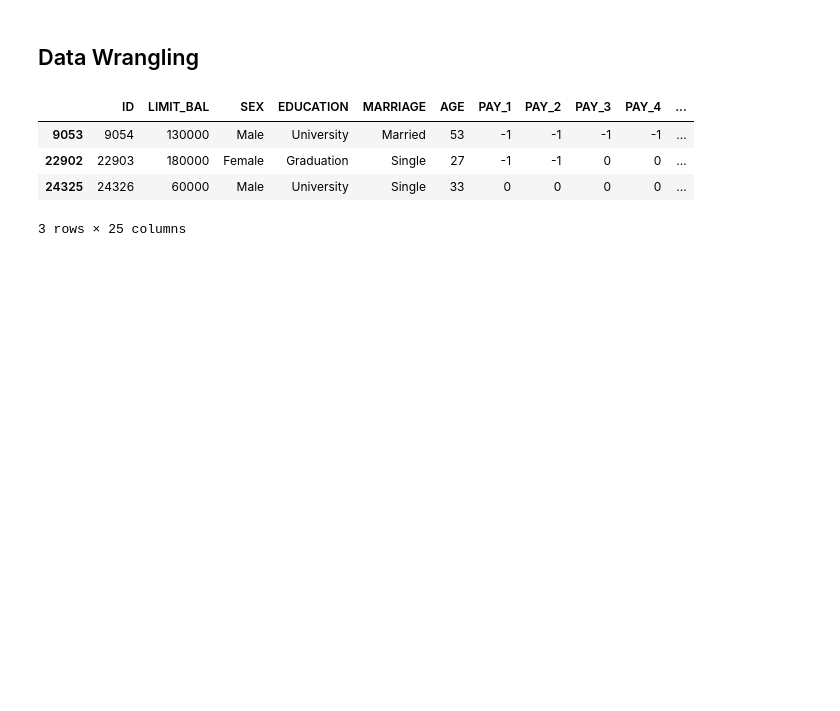
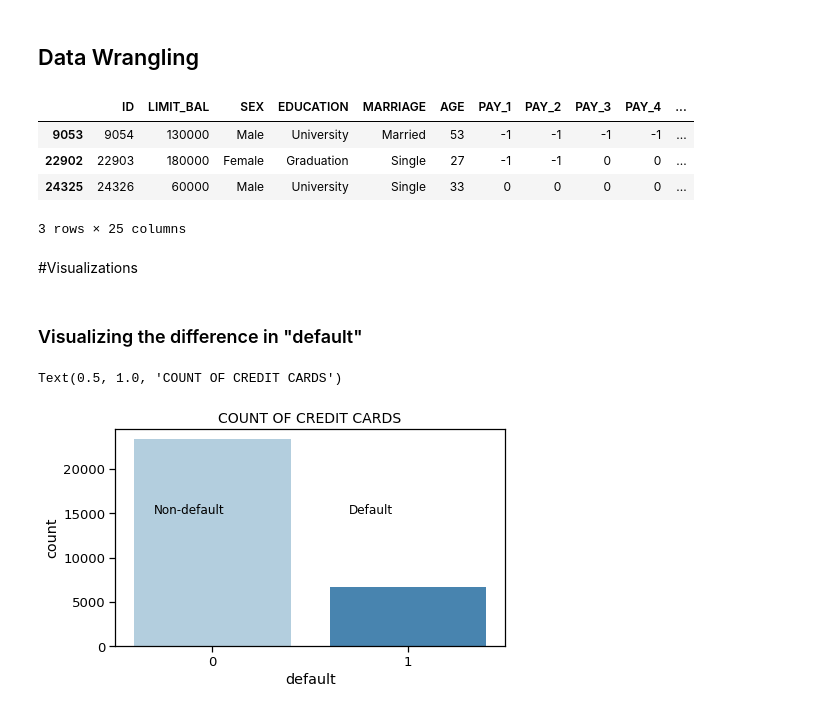
Before and after one commit to Syed-Irfan-1165/Credit-Card-Default-Prediction, a Jupyter notebook: Credit_card_default_prediction.ipynb, the cells around one changed output. Cells and saved outputs as stored; diff of their text form; code cells hidden in the pictures; blank space fills up the shorter version.

```diff
--- a/Credit_card_default_prediction.ipynb
+++ b/Credit_card_default_prediction.ipynb
@@ -230,3 +230,17 @@ df.sample(3)
 # Creating a new dataframe with categorical variables
 categorical_df= df[['SEX', 'EDUCATION', 'MARRIAGE', 'PAY_1', 'PAY_2', 'PAY_3', 'PAY_4',
                'PAY_5', 'PAY_6', 'default']]
+# %% [markdown]
+#Visualizations
+# %% [markdown]
+### Visualizing the difference in "default"
+# %%
+plt.figure(figsize=(7,4))
+sns.set_context('notebook', font_scale=1.2)
+sns.countplot('default',data=df, palette="Blues")
+plt.annotate('Non-default', xy=(-0.3, 15000),size=12)
+plt.annotate('Default', xy=(0.7, 15000), size=12)
+plt.title('COUNT OF CREDIT CARDS', size=14)
+# %% [output]
+Text(0.5, 1.0, 'COUNT OF CREDIT CARDS')
+[figure, added]
```
Also changed, not shown: parts of 51 cells of this notebook.
